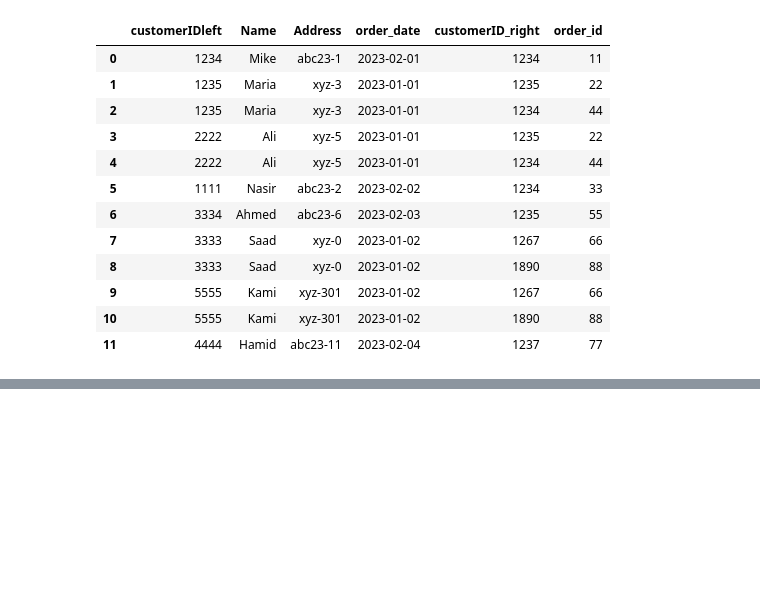
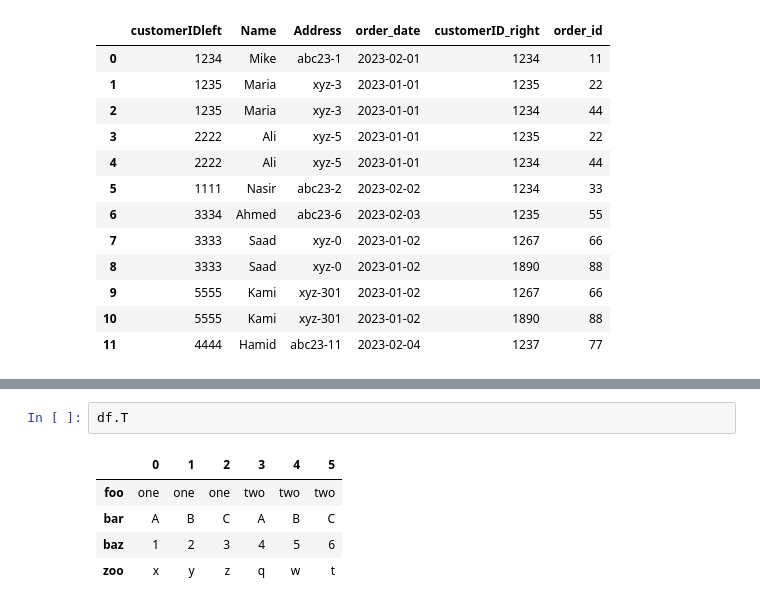
Before and after one commit to sadafwalliyani/Python-Assignments, a Jupyter notebook: AI-Q2/combining_reshaping_data.ipynb, the cells around one changed output, grey strips where cells are left out. Drawn from its saved outputs; the diff is of its cells as text; blank space fills up the shorter version.

```diff
--- a/AI-Q2/combining_reshaping_data.ipynb
+++ b/AI-Q2/combining_reshaping_data.ipynb
@@ -304,0 +327,8 @@ df_merged
+# %%
+df.T
+# %% [output]
+|  | 0 | 1 | 2 | 3 | 4 | 5 |
+| foo | one | one | one | two | two | two |
+| bar | A | B | C | A | B | C |
+| baz | 1 | 2 | 3 | 4 | 5 | 6 |
+| zoo | x | y | z | q | w | t |
```
Also changed, not shown: parts of 2 cells of this notebook.
